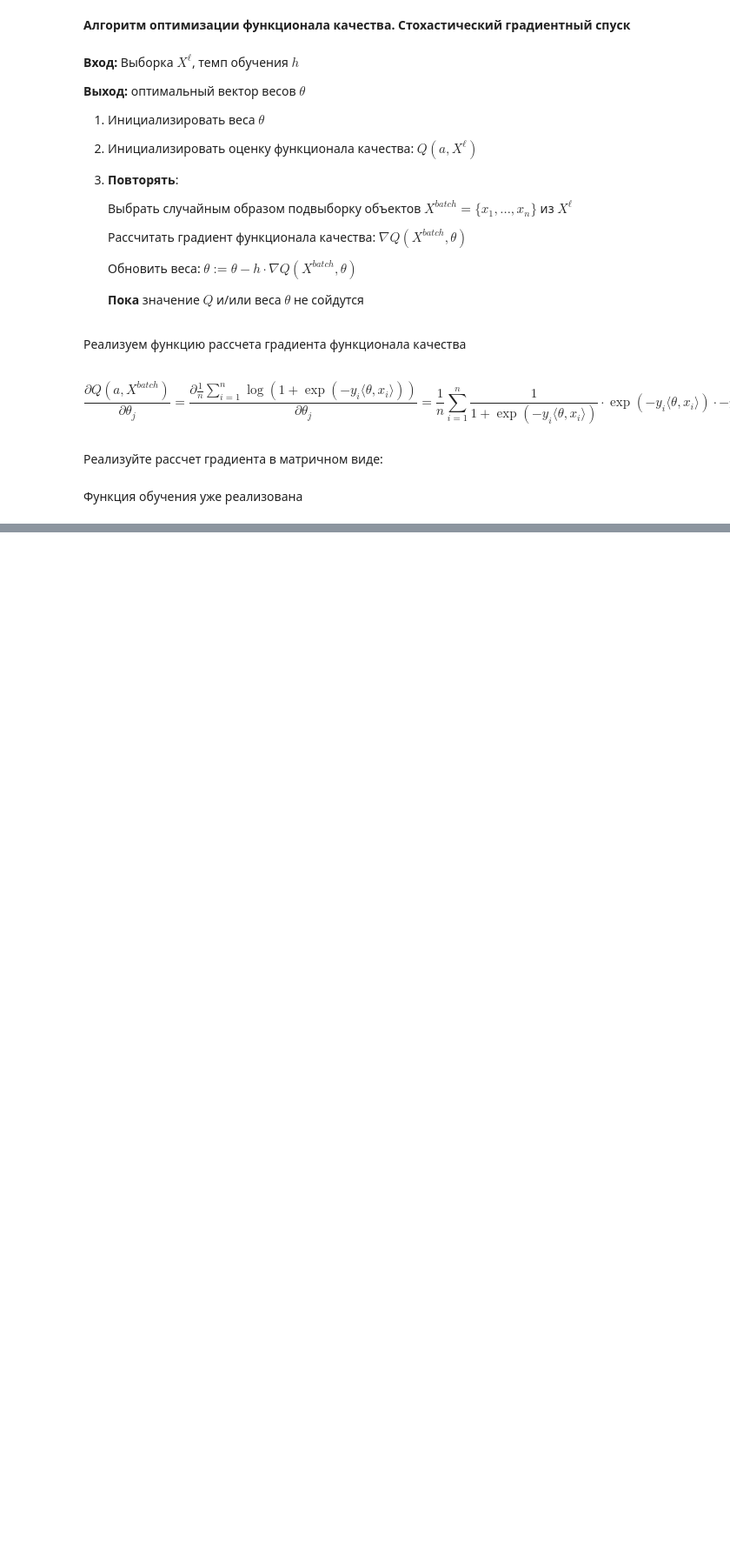
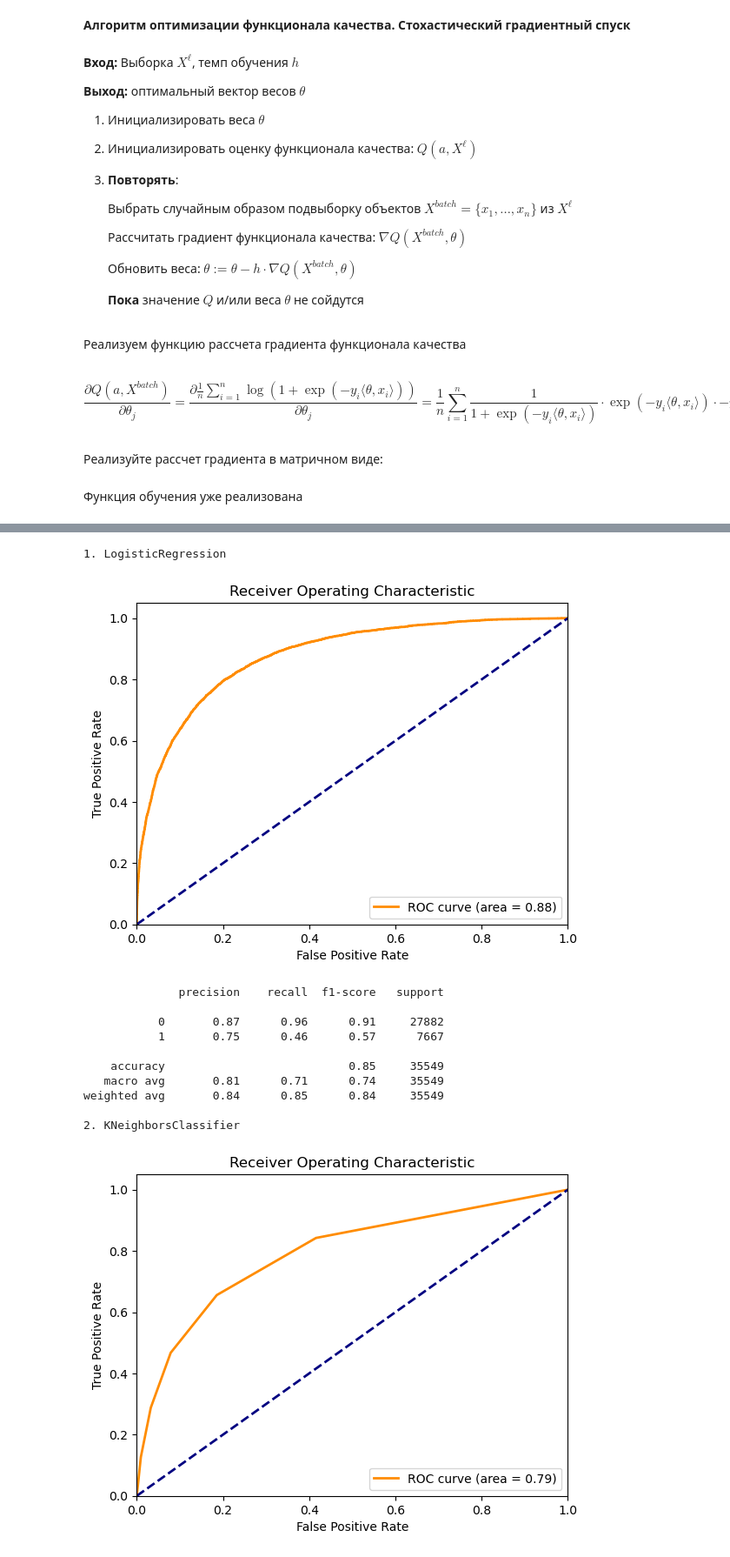
Before and after one commit to artrsyf/VK-ML, a Jupyter notebook: lecture 2/DZ2.ipynb, the cells around one changed output, grey strips where cells are left out. Shown at 87% size. Drawn from its saved outputs; the diff is of its cells as text; code cells hidden in the pictures; blank space fills up the shorter version.

```diff
--- a/lecture 2/DZ2.ipynb
+++ b/lecture 2/DZ2.ipynb
@@ -49,0 +50,17 @@ from sklearn.base import BaseEstimator, TransformerMixin
+# %%
+def drawRocAuc(y_test, y_pred_proba):
+    # Вычисление ROC-кривой и AUC
+    fpr, tpr, _ = roc_curve(y_test, y_pred_proba)
+    roc_auc = auc(fpr, tpr)
+
+    # Построение ROC-кривой
+    plt.figure()
+    plt.plot(fpr, tpr, color='darkorange', lw=2, label='ROC curve (area = %0.2f)' % roc_auc)
+    plt.plot([0, 1], [0, 1], color='navy', lw=2, linestyle='--')
+    plt.xlim([0.0, 1.0])
+    plt.ylim([0.0, 1.05])
+    plt.xlabel('False Positive Rate')
+    plt.ylabel('True Positive Rate')
+    plt.title('Receiver Operating Characteristic')
+    plt.legend(loc="lower right")
+    plt.show()
@@ -360,0 +466,27 @@ y_pred = binary_class_prediction(optimal_theta, X)
+# %%
+builtin_models = [{"model": LogisticRegression(), "ohe": True},
+                   {"model": KNeighborsClassifier(n_neighbors=5), "ohe": False},
+                   {"model": GaussianNB(), "ohe": False},
+                   ]
+count = 0
+for idx, model in enumerate(builtin_models):
+    count += 1
+    print(f"{idx + 1}. {type(model['model']).__name__}")
+    trainModel(x_train, y_train, x_test, y_test, model["model"], model["ohe"], roc_auc=True)
+
+print(f"{count + 1}. Own LogisticRegression")
+ownFunctionPrediction(x_train, y_train, x_test, y_test, iteration_count=100, plot=False, transforms=True, roc_auc=True)
+# %% [output]
+1. LogisticRegression
+[figure, added]
+              precision    recall  f1-score   support
+
+           0       0.87      0.96      0.91     27882
+           1       0.75      0.46      0.57      7667
+
+    accuracy                           0.85     35549
+   macro avg       0.81      0.71      0.74     35549
+weighted avg       0.84      0.85      0.84     35549
+
+2. KNeighborsClassifier
+[figure, added]
```
Also changed, not shown: parts of 21 cells of this notebook.
